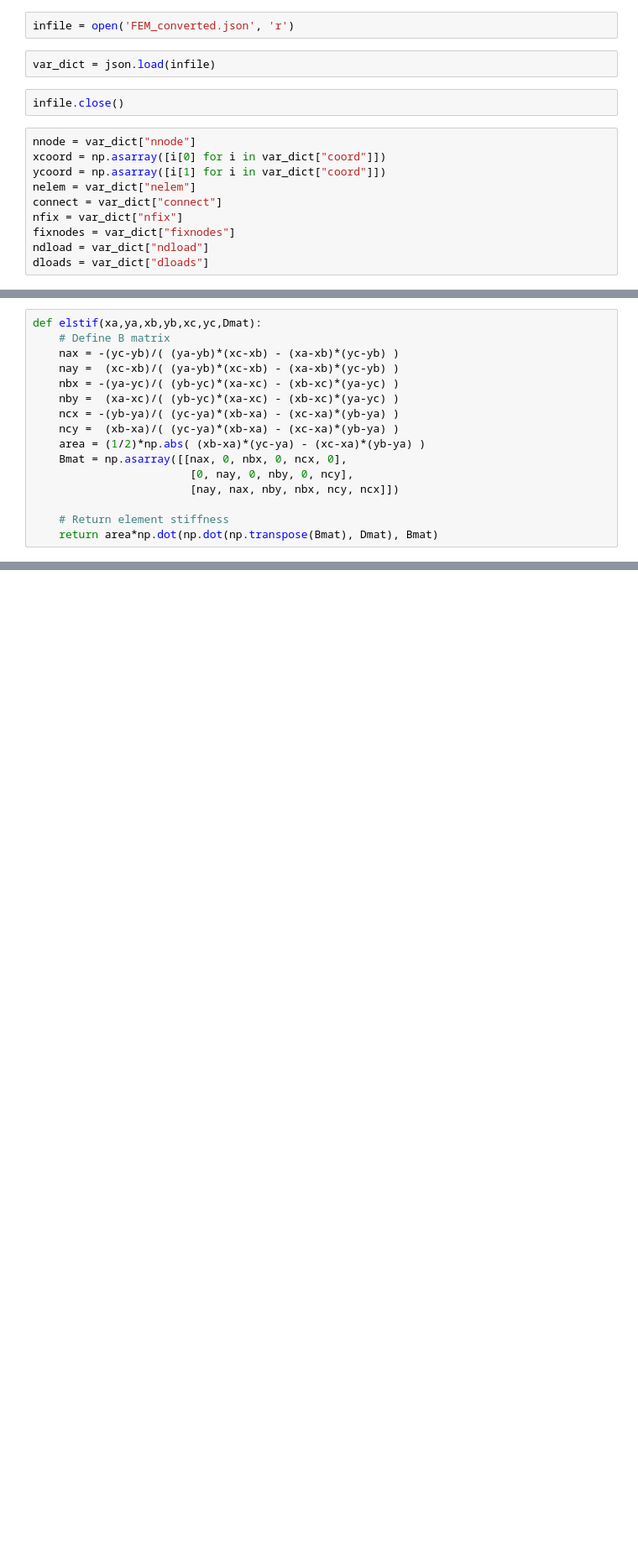
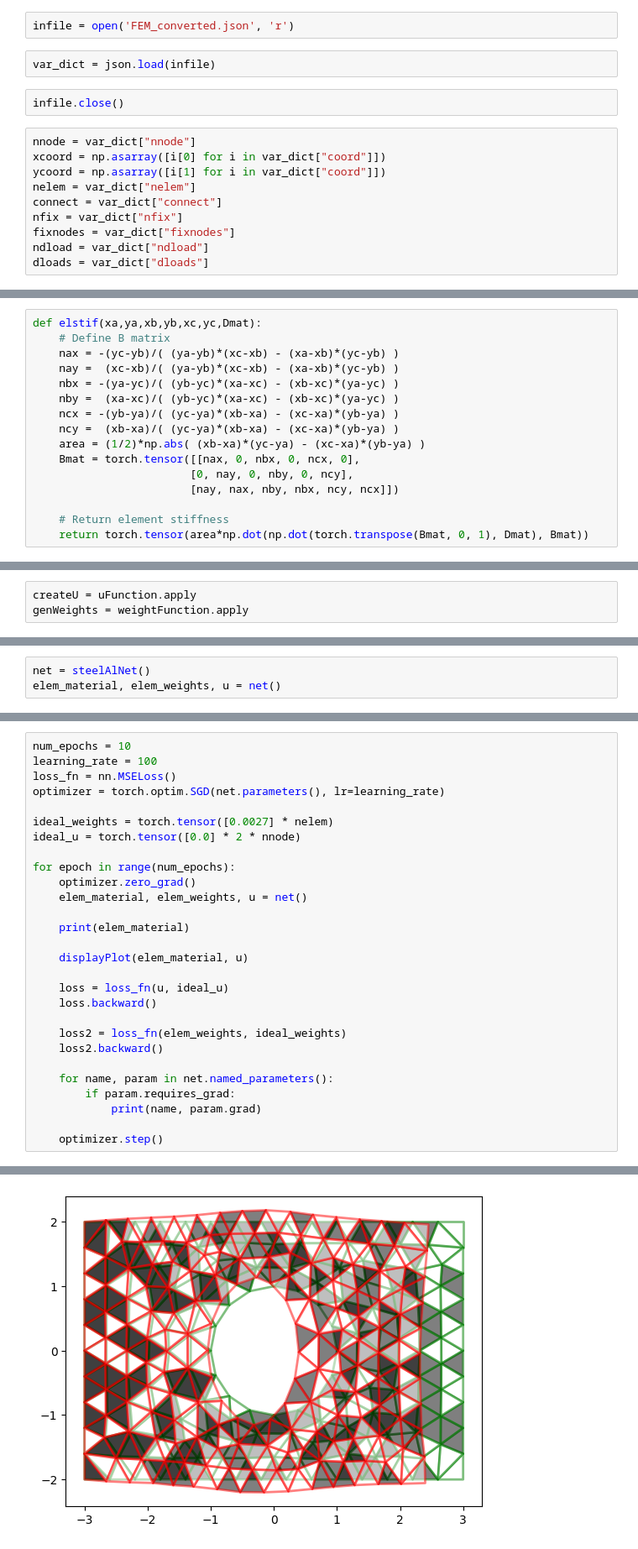
Before and after one commit to hyech/Finite_Element, a Jupyter notebook: steel-al-alloy-example/fem_conststrain_triangles.ipynb, the cells around one changed output, grey strips where cells are left out. Shown at 84% size. Saved outputs shown, nothing was run; the diff lists cells and outputs as text; blank space fills up the shorter version.

Commit message:
Implemented Function subclass

```diff
--- a/steel-al-alloy-example/fem_conststrain_triangles.ipynb
+++ b/steel-al-alloy-example/fem_conststrain_triangles.ipynb
@@ -40,9 +40,9 @@ def elstif(xa,ya,xb,yb,xc,yc,Dmat):
     ncx = -(yb-ya)/( (yc-ya)*(xb-xa) - (xc-xa)*(yb-ya) )
     ncy =  (xb-xa)/( (yc-ya)*(xb-xa) - (xc-xa)*(yb-ya) )
     area = (1/2)*np.abs( (xb-xa)*(yc-ya) - (xc-xa)*(yb-ya) )
-    Bmat = np.asarray([[nax, 0, nbx, 0, ncx, 0],
+    Bmat = torch.tensor([[nax, 0, nbx, 0, ncx, 0],
                         [0, nay, 0, nby, 0, ncy],
                         [nay, nax, nby, nbx, ncy, ncx]])
 
     # Return element stiffness
-    return area*np.dot(np.dot(np.transpose(Bmat), Dmat), Bmat)
+    return torch.tensor(area*np.dot(np.dot(torch.transpose(Bmat, 0, 1), Dmat), Bmat))
@@ -159,0 +148,3 @@ class steelAlNet(nn.Module):
+# %%
+createU = uFunction.apply
+genWeights = weightFunction.apply
@@ -160 +171,4 @@ class steelAlNet(nn.Module):
+# %%
+net = steelAlNet()
+elem_material, elem_weights, u = net()
 # %%
@@ -204,0 +195,29 @@ tensor(0.4726, grad_fn=<SelectBackward0>)
+# %%
+num_epochs = 10
+learning_rate = 100
+loss_fn = nn.MSELoss()
+optimizer = torch.optim.SGD(net.parameters(), lr=learning_rate)
+
+ideal_weights = torch.tensor([0.0027] * nelem)
+ideal_u = torch.tensor([0.0] * 2 * nnode)
+
+for epoch in range(num_epochs):
+    optimizer.zero_grad()
+    elem_material, elem_weights, u = net()
+
+    print(elem_material)
+
+    displayPlot(elem_material, u)
+
+    loss = loss_fn(u, ideal_u)
+    loss.backward()
+
+    loss2 = loss_fn(elem_weights, ideal_weights)
+    loss2.backward()
+
+    for name, param in net.named_parameters():
+        if param.requires_grad:
+            print(name, param.grad)
+
+    optimizer.step()
+# %% [output]
@@ -204,0 +241 @@ tensor(0.4726, grad_fn=<SelectBackward0>)
+[figure, added]
```
Also changed, not shown: parts of 10 cells of this notebook, 2 other files.
